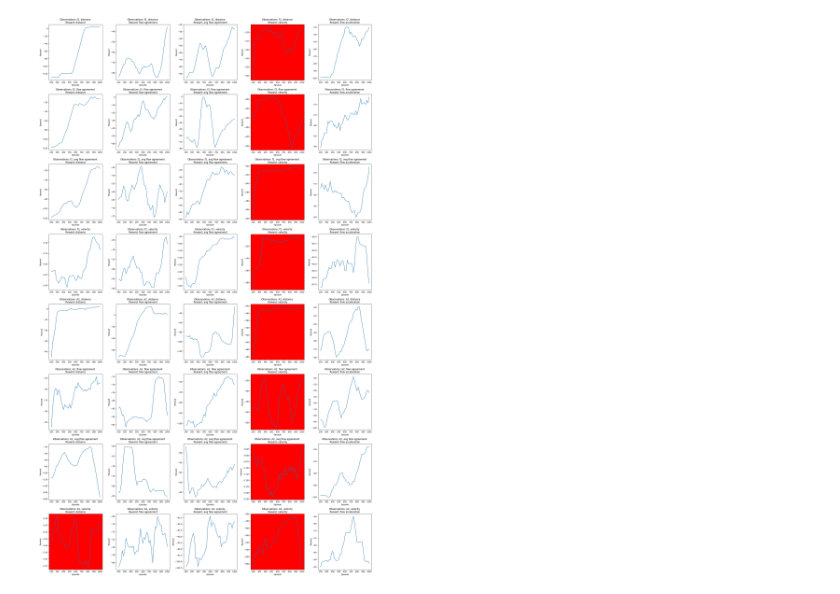
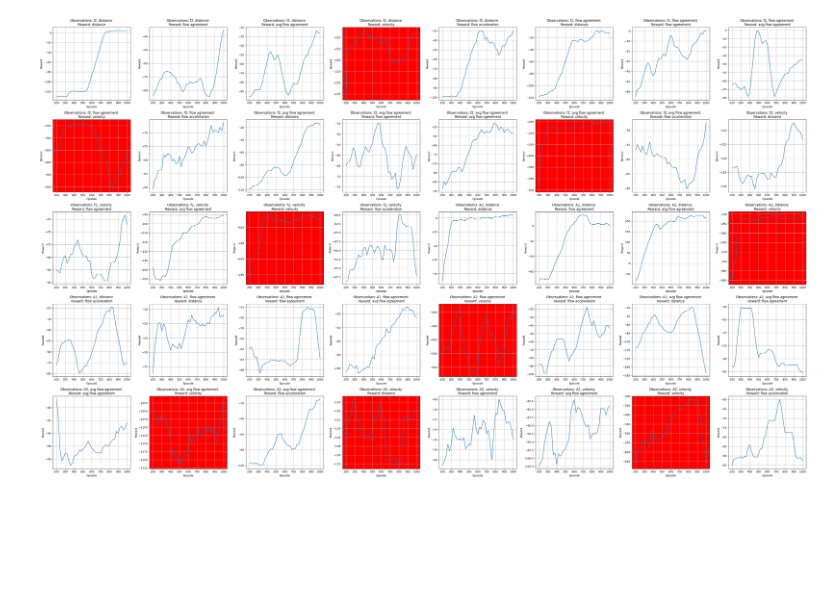
Before and after one commit to victorbuenog/Flapper, a Jupyter notebook: Policy_Evaluation.ipynb, the cells around one changed output. Drawn from its saved outputs; the diff is of its cells as text; code cells hidden in the pictures; blank space fills up the shorter version.

Commit message:
Grid added

```diff
--- a/Policy_Evaluation.ipynb
+++ b/Policy_Evaluation.ipynb
@@ -19,35 +19,36 @@ obs_action = ['f2','A2']
 obs_flow = ['distance', 'flow agreement', 'avg flow agreement', 'velocity']
 rewards = ['distance', 'flow agreement', 'avg flow agreement', 'velocity', 'flow acceleration']
 
-fig, axes = plt.subplots(8, 5, figsize=(24, 40)) # Create a 5x8 grid of subplots
+fig, axes = plt.subplots(5, 8, figsize=(40, 24)) # Create a 5x8 grid of subplots
 
 # Flatten the axes array for easier iteration
 axes = axes.flatten()
 
 # Keep track of the current subplot index
 subplot_index = 0
 
 for obs1 in obs_action:
     for obs2 in obs_flow:
         for reward in rewards:
             df = pd.read_csv(f"/content/Flapper/Logs/log_PPO_Flappers_ACT_{obs1}_OBS_['{obs1}', '{obs2}']_REW_['{reward}'].csv")
 
             # Plot on the current subplot
             axes[subplot_index].plot(df["Episode"], df["reward"].rolling(10).mean())
             axes[subplot_index].set_xlabel('Episode')
             axes[subplot_index].set_ylabel('Reward')
             axes[subplot_index].set_title(f'Observations: {obs1}, {obs2} \nReward: {reward}')
+            axes[subplot_index].grid(True)
 
             if df["reward"].max() < -100:
                 axes[subplot_index].set_facecolor('red')
 
             # Move to the next subplot
             subplot_index += 1
 
 # Adjust spacing between subplots
 plt.tight_layout()
 
 # Display the plot
 plt.show()
 # %% [output]
-[figure, old version]
+[figure, new version]
```
Also changed, not shown: parts of 1 cell of this notebook.
